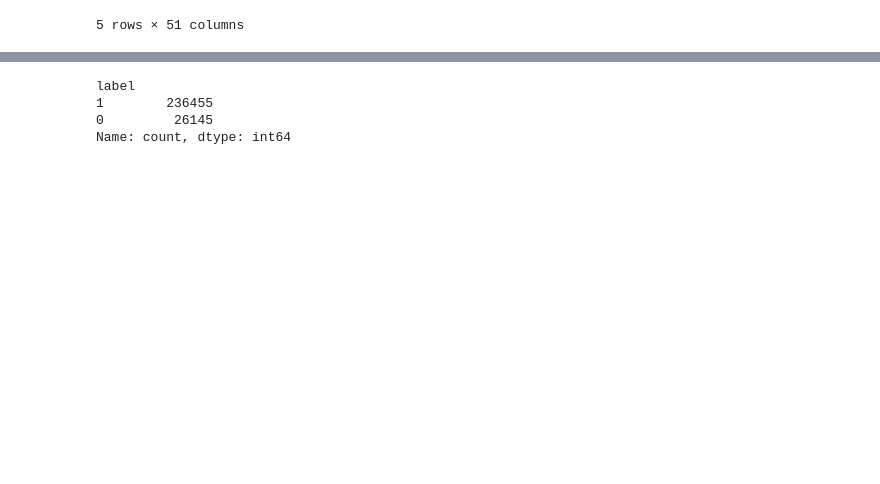
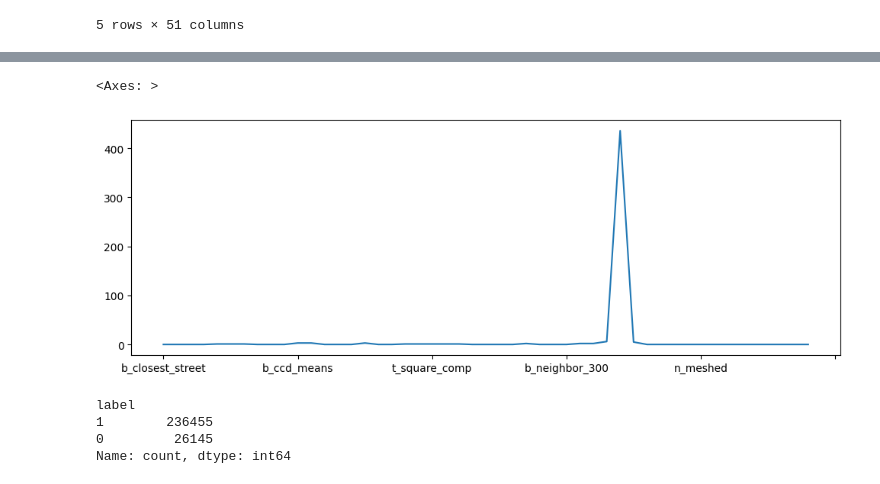
Before and after one commit to zhulfaliant01/Residential-Classification, a Jupyter notebook: XGBoost/data_modelling.ipynb, the cells around one changed output, grey strips where cells are left out. Saved outputs shown, nothing was run; the diff lists cells and outputs as text; code cells hidden in the pictures; blank space fills up the shorter version.

```diff
--- a/XGBoost/data_modelling.ipynb
+++ b/XGBoost/data_modelling.ipynb
@@ -243,3 +266,8 @@ Index(['b_closest_street', 'b_area', 'b_perimeter', 'b_lal', 't_area',
+# %%
+X.isnull().sum().plot()
+# %% [output]
+<Axes: >
+[figure, added]
 # %%
 X_train, X_test, y_train, y_test = train_test_split(X, y, test_size=0.2)
 # %%
```
Also changed, not shown: parts of 8 cells of this notebook.
